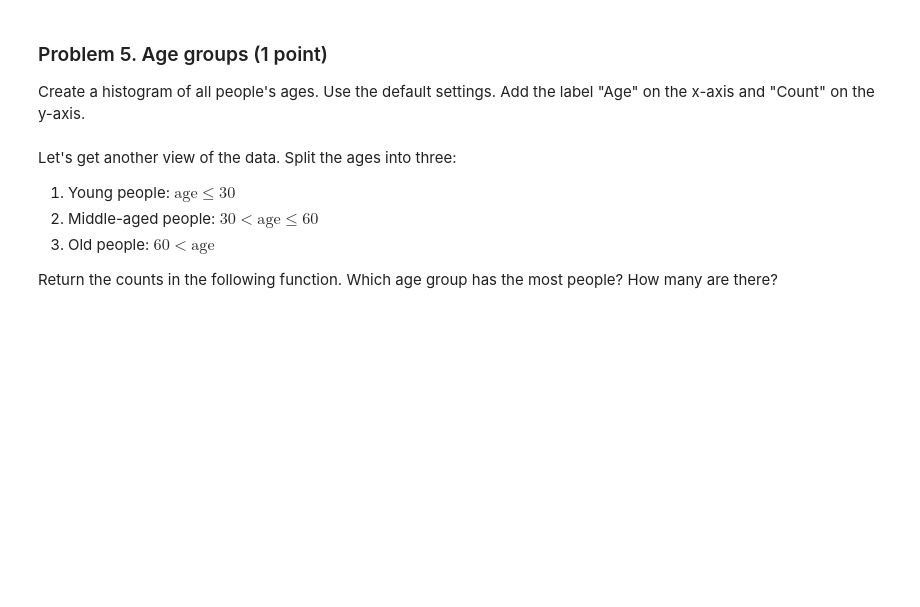
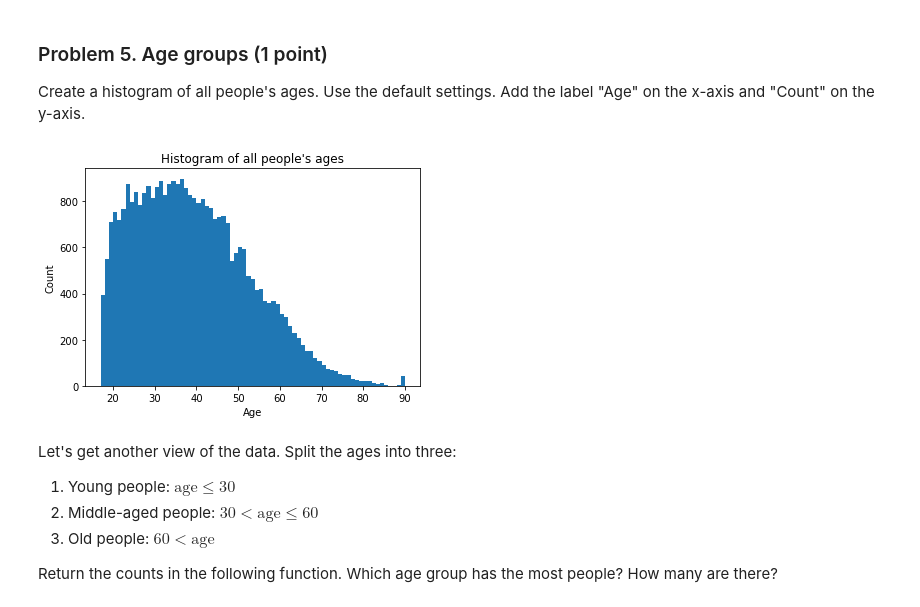
Before and after one commit to bahbo/SoftUni_Data_Scinece, a Jupyter notebook: 03. Data-Visualization-Exploratory-Data-Analysis-Lab/Data Visualization and EDA Lab.ipynb, the cells around one changed output. Drawn from its saved outputs; the diff is of its cells as text; code cells hidden in the pictures; blank space fills up the shorter version.

Commit message:
hist of people age

```diff
--- a/03. Data-Visualization-Exploratory-Data-Analysis-Lab/Data Visualization and EDA Lab.ipynb
+++ b/03. Data-Visualization-Exploratory-Data-Analysis-Lab/Data Visualization and EDA Lab.ipynb
@@ -99,3 +111,12 @@ raise NotImplementedError()
+# %%
+data = income_data["age"]
+plt.hist(data, bins=data.nunique())
+plt.title("Histogram of all people's ages")
+plt.xlabel("Age")
+plt.ylabel("Count")
+plt.show()
+# %% [output]
+[figure, added]
 # %% [markdown]
 Let's get another view of the data. Split the ages into three:
 1. Young people: $\text{age} \le 30$
```
Also changed, not shown: parts of 5 cells of this notebook.
